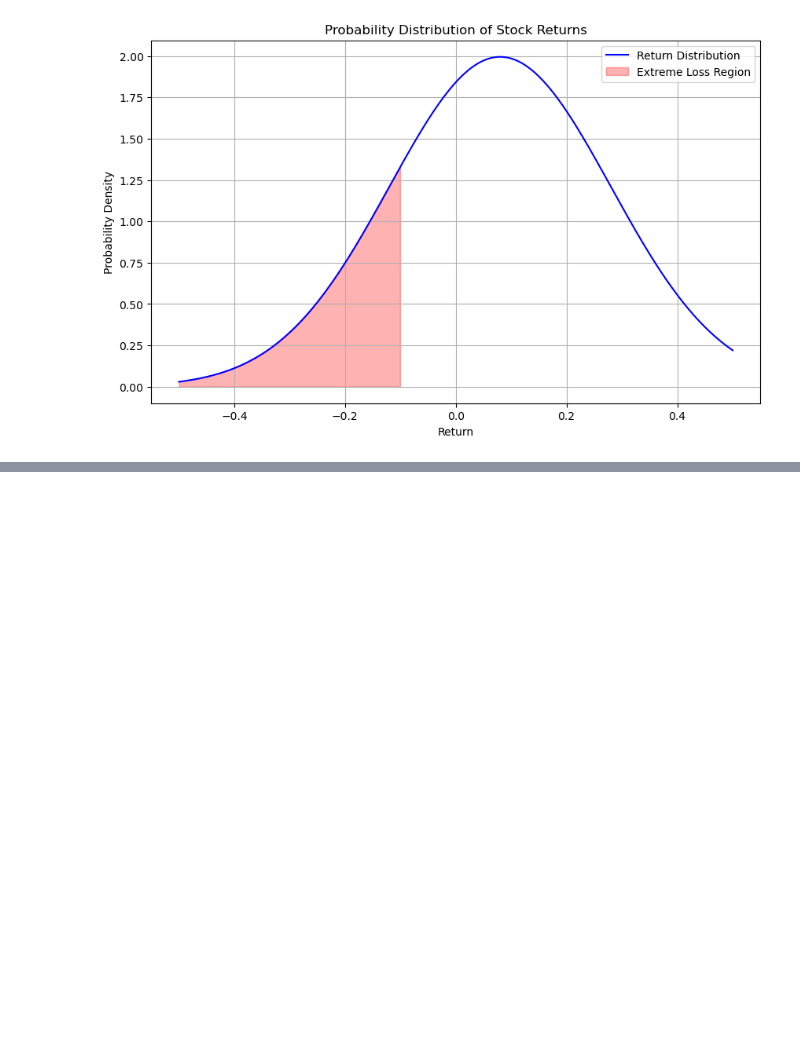
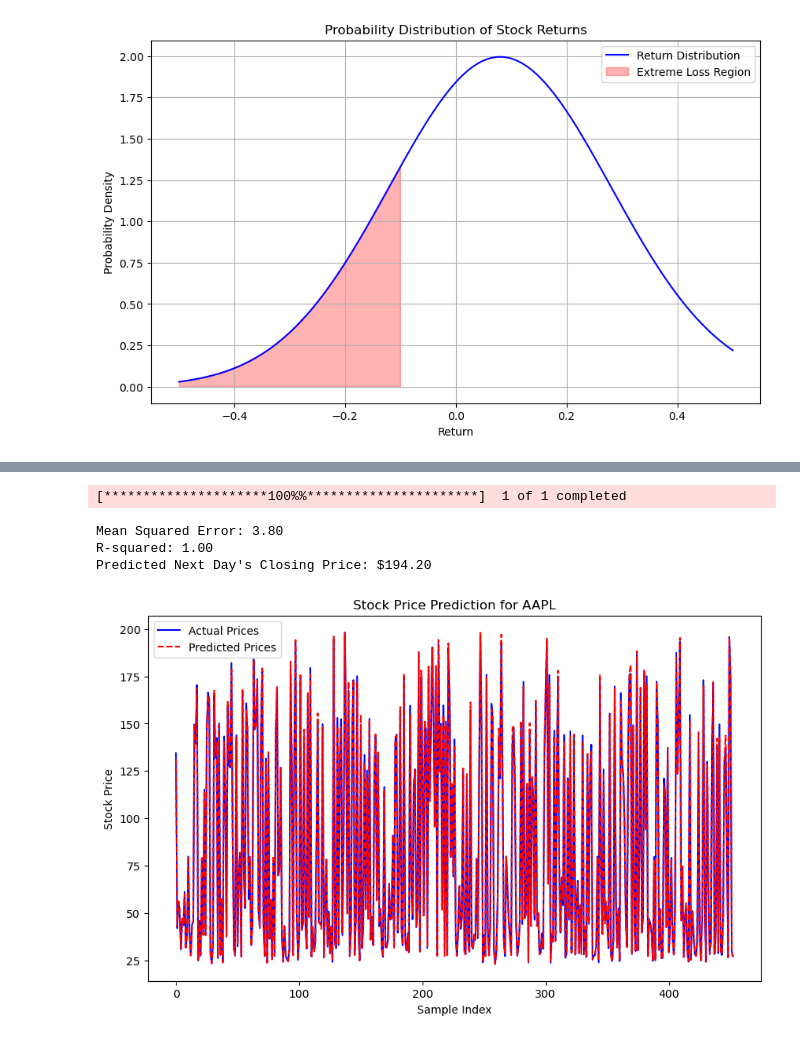
Before and after one commit to sudhinjac/port, a Jupyter notebook: FOURSIERSERIES.ipynb, the cells around one changed output, grey strips where cells are left out. Drawn from its saved outputs; the diff is of its cells as text; code cells hidden in the pictures; blank space fills up the shorter version.

```diff
--- a/FOURSIERSERIES.ipynb
+++ b/FOURSIERSERIES.ipynb
@@ -91,0 +218,59 @@ Probability of experiencing returns below -10.0%: 0.18406012534675953
+# %%
+import pandas as pd
+import numpy as np
+import matplotlib.pyplot as plt
+from sklearn.model_selection import train_test_split
+from sklearn.linear_model import LinearRegression
+from sklearn.metrics import mean_squared_error, r2_score
+import yfinance as yf
+
+# Step 1: Fetch historical stock data
+stock_ticker = "AAPL"  # Replace with your desired stock ticker
+data = yf.download(stock_ticker, start="2015-01-01", end="2023-12-31")
+
+# Step 2: Preprocess the data
+data['Daily Return'] = data['Close'].pct_change()  # Add daily returns as a feature
+data['Next Close'] = data['Close'].shift(-1)  # Target: Next day's closing price
+data.dropna(inplace=True)  # Remove NaN rows
+
+# Features (X) and Target (y)
+X = data[['Open', 'High', 'Low', 'Volume', 'Daily Return']]
+y = data['Next Close']
+
+# Step 3: Split the data into training and testing sets
+X_train, X_test, y_train, y_test = train_test_split(X, y, test_size=0.2, random_state=42)
+
+# Step 4: Train a Linear Regression model
+model = LinearRegression()
+model.fit(X_train, y_train)
+
+# Step 5: Make predictions
+y_pred = model.predict(X_test)
+
+# Step 6: Evaluate the model
+mse = mean_squared_error(y_test, y_pred)
+r2 = r2_score(y_test, y_pred)
+
+print(f"Mean Squared Error: {mse:.2f}")
+print(f"R-squared: {r2:.2f}")
+
+# Step 7: Predict the next day's closing price
+last_row = X.iloc[-1, :].values.reshape(1, -1)  # Get the last available feature row
+next_day_price = model.predict(last_row)[0]
+print(f"Predicted Next Day's Closing Price: ${next_day_price:.2f}")
+
+# Step 8: Visualize the predictions vs actual prices
+plt.figure(figsize=(10, 6))
+plt.plot(y_test.values, label="Actual Prices", color="blue")
+plt.plot(y_pred, label="Predicted Prices", color="red", linestyle="dashed")
+plt.title(f"Stock Price Prediction for {stock_ticker}")
+plt.xlabel("Sample Index")
+plt.ylabel("Stock Price")
+plt.legend()
+plt.show()
+# %% [output]
+[*********************100%%**********************]  1 of 1 completed
+Mean Squared Error: 3.80
+R-squared: 1.00
+Predicted Next Day's Closing Price: $194.20
+[figure, added]
```
Also changed, not shown: parts of 2 cells of this notebook, 3 other files.
